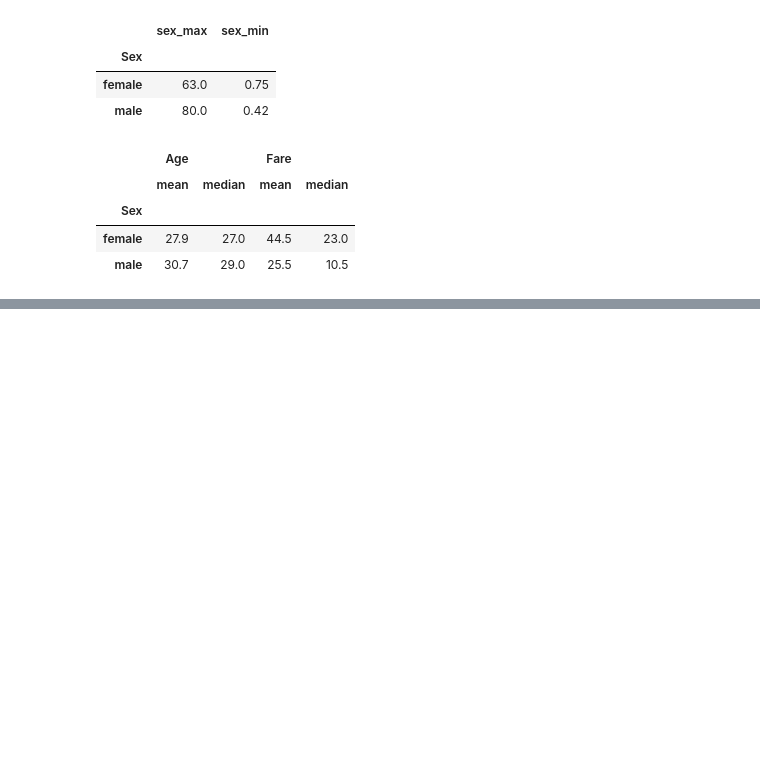
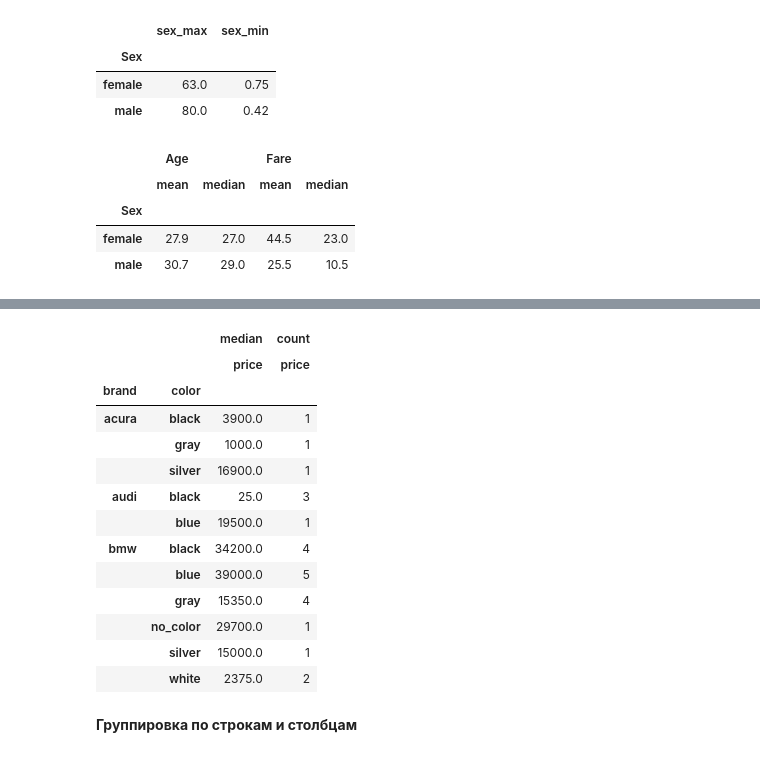
Before and after one commit to ShaidulinAndrew/Pandas_classes, a Jupyter notebook: Pandas2_makarov.ipynb, the cells around one changed output, grey strips where cells are left out. Cells and saved outputs as stored; diff of their text form; code cells hidden in the pictures; blank space fills up the shorter version.

```diff
--- a/Pandas2_makarov.ipynb
+++ b/Pandas2_makarov.ipynb
@@ -1662,0 +1828,24 @@ def below29(x):
+# %%
+# сгруппируем данные по марке, а затем по цвету кузова
+# для каждой подгруппы рассчитаем медиану и количество наблюдений
+pd.pivot_table(cars,
+               index = ['brand', 'color'],
+               values = 'price',
+               aggfunc = ['median', 'count']).round(2).head(11)
+# %% [output]
+|  |  | median | count |
+|  |  | price | price |
+| brand | color |  |  |
+| acura | black | 3900.0 | 1 |
+|  | gray | 1000.0 | 1 |
+|  | silver | 16900.0 | 1 |
+| audi | black | 25.0 | 3 |
+|  | blue | 19500.0 | 1 |
+| bmw | black | 34200.0 | 4 |
+|  | blue | 39000.0 | 5 |
+|  | gray | 15350.0 | 4 |
+|  | no_color | 29700.0 | 1 |
+|  | silver | 15000.0 | 1 |
+|  | white | 2375.0 | 2 |
+# %% [markdown]
+__Группировка по строкам и столбцам__
```
Also changed, not shown: parts of 22 cells of this notebook, 1 other file.
